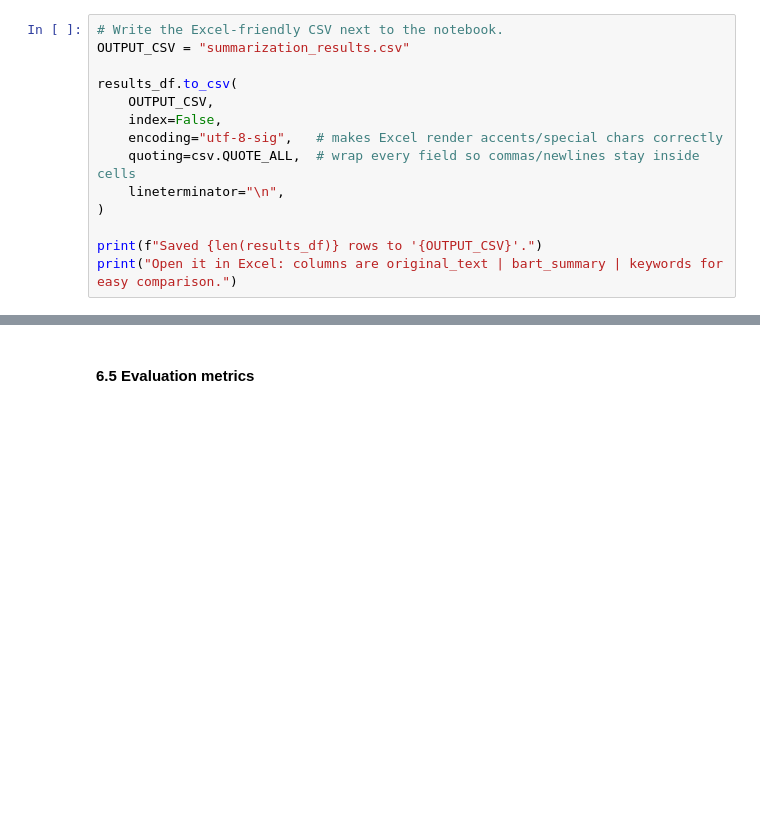
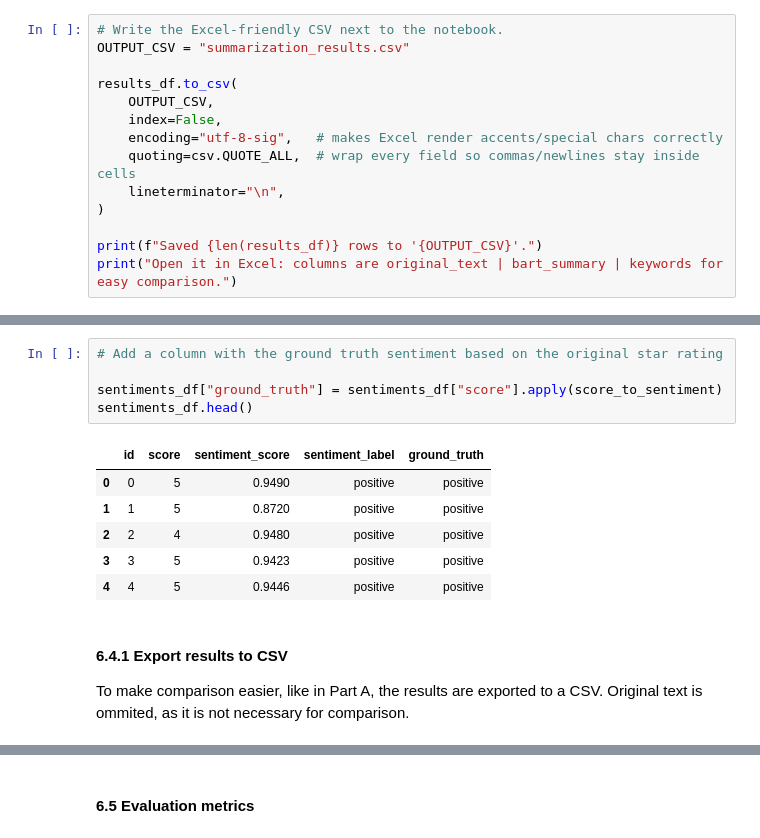
Before and after one commit to swladyk/AI-NLP, a Jupyter notebook: Projekt_NLP.ipynb, the cells around one changed output, grey strips where cells are left out. Drawn from its saved outputs; the diff is of its cells as text; blank space fills up the shorter version.

```diff
--- a/Projekt_NLP.ipynb
+++ b/Projekt_NLP.ipynb
@@ -523,0 +742,16 @@ print("Open it in Excel: columns are original_text | bart_summary | keywords for
+# %%
+# Add a column with the ground truth sentiment based on the original star rating
+
+sentiments_df["ground_truth"] = sentiments_df["score"].apply(score_to_sentiment)
+sentiments_df.head()
+# %% [output]
+|  | id | score | sentiment_score | sentiment_label | ground_truth |
+| 0 | 0 | 5 | 0.9490 | positive | positive |
+| 1 | 1 | 5 | 0.8720 | positive | positive |
+| 2 | 2 | 4 | 0.9480 | positive | positive |
+| 3 | 3 | 5 | 0.9423 | positive | positive |
+| 4 | 4 | 5 | 0.9446 | positive | positive |
+# %% [markdown]
+#### 6.4.1 Export results to CSV
+
+To make comparison easier, like in Part A, the results are exported to a CSV. Original text is ommited, as it is not necessary for comparison.
```
Also changed, not shown: parts of 27 cells of this notebook, 2 other files.
